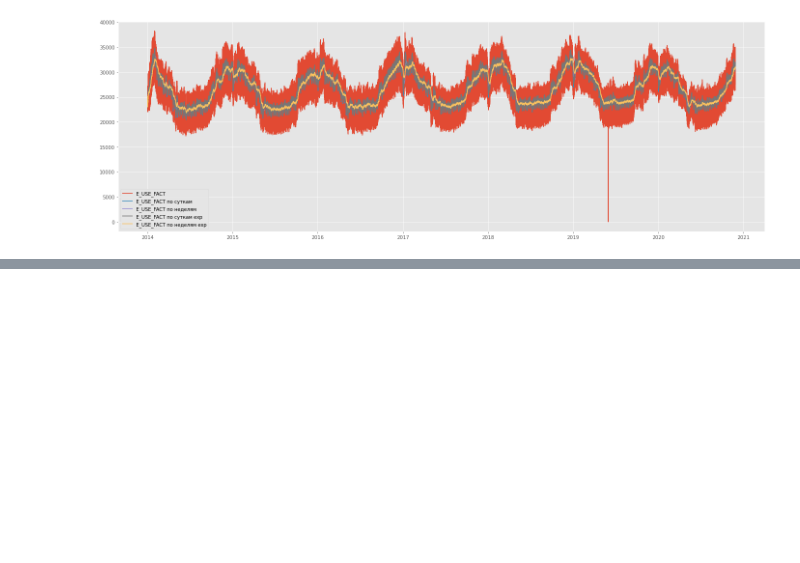
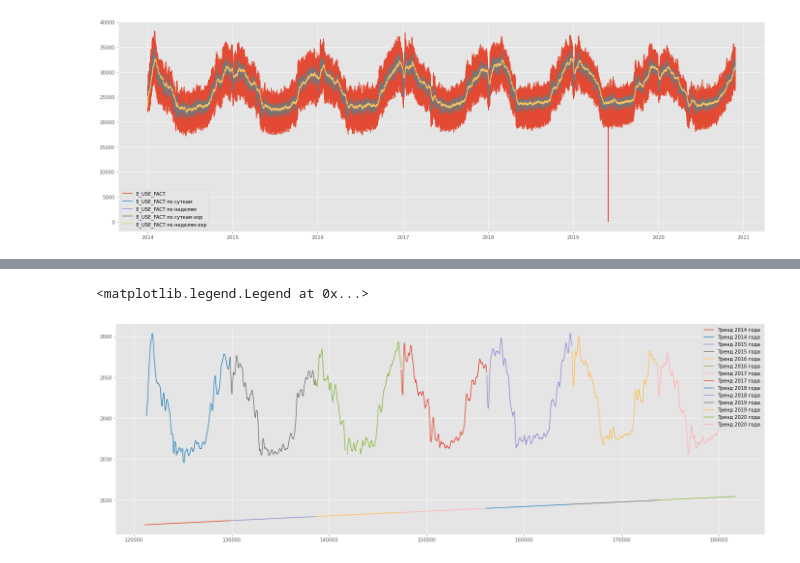
Before and after one commit to akhmetovcr/inn_btg_final, a Jupyter notebook: test_algorithm.ipynb, the cells around one changed output, grey strips where cells are left out. Drawn from its saved outputs; the diff is of its cells as text; code cells hidden in the pictures; blank space fills up the shorter version.

Commit message:
Выводятся тренды по разным годам

```diff
--- a/test_algorithm.ipynb
+++ b/test_algorithm.ipynb
@@ -267,0 +268,14 @@ plt.legend()
+# %%
+# Функция выделения кусков по годам
+def filter_by_year(data_frame, year):
+    start = dt.datetime(year, 1, 1, 0, 0)
+    finish = dt.datetime(year, 12, 31, 0, 0)
+    return (start <= data_frame['DATE_TIME']) & (data_frame['DATE_TIME'] <= finish)
+
+for year in range(2014, 2021):
+    df_year = df2[filter_by_year(df2, year)]
+    plt.plot(np.linspace(), df_year['E_USE_FACT'], label='Тренд {0} года'.format(year))
+plt.legend()
+# %% [output]
+<matplotlib.legend.Legend at 0x...>
+[figure, added]
```
Also changed, not shown: parts of 2 cells of this notebook.
